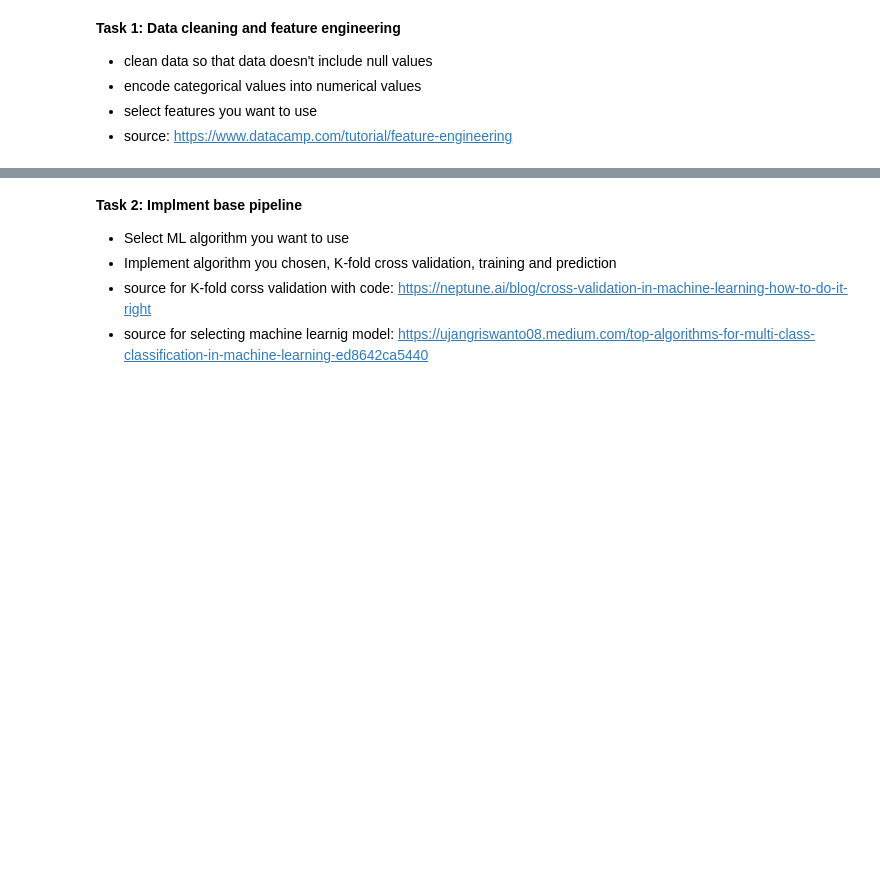
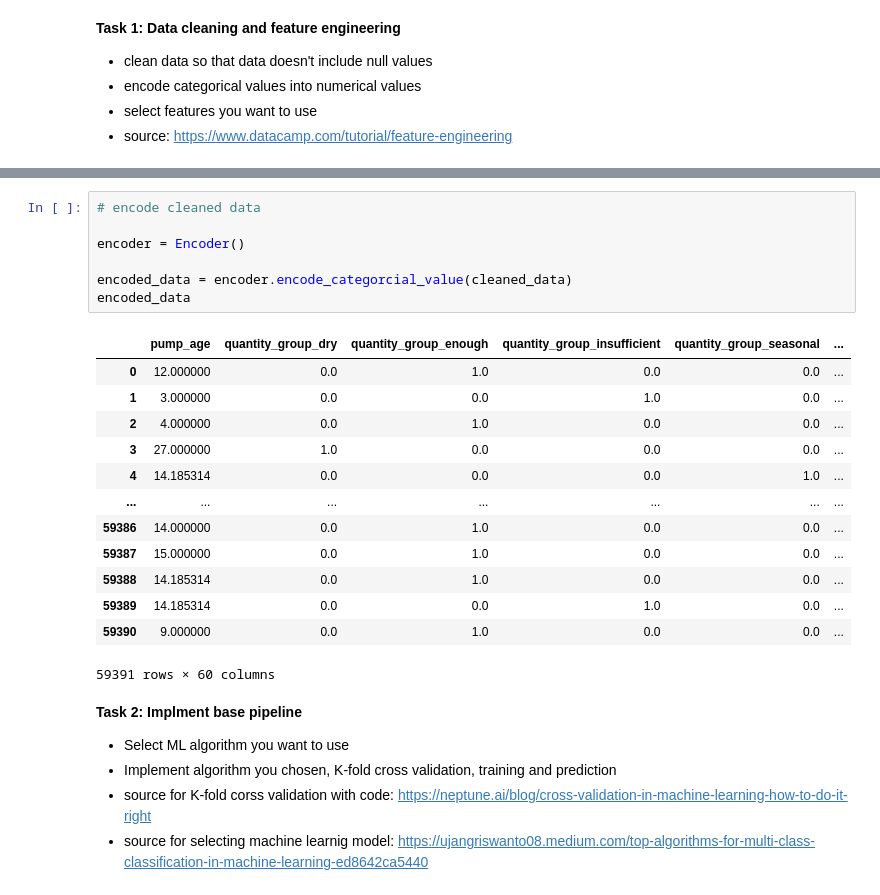
Before and after one commit to floranuta/Data_Circle, a Jupyter notebook: notebooks/model_development.ipynb, the cells around one changed output, grey strips where cells are left out. Drawn from its saved outputs; the diff is of its cells as text; blank space fills up the shorter version.

```diff
--- a/notebooks/model_development.ipynb
+++ b/notebooks/model_development.ipynb
@@ -39,3 +324,24 @@ Drive already mounted at /content/drive; to attempt to forcibly remount, call dr
+# %%
+# encode cleaned data
+
+encoder = Encoder()
+
+encoded_data = encoder.encode_categorcial_value(cleaned_data)
+encoded_data
+# %% [output]
+|  | pump_age | quantity_group_dry | quantity_group_enough | quantity_group_insufficient | quantity_group_seasonal | ... |
+| 0 | 12.000000 | 0.0 | 1.0 | 0.0 | 0.0 | ... |
+| 1 | 3.000000 | 0.0 | 0.0 | 1.0 | 0.0 | ... |
+| 2 | 4.000000 | 0.0 | 1.0 | 0.0 | 0.0 | ... |
+| 3 | 27.000000 | 1.0 | 0.0 | 0.0 | 0.0 | ... |
+| 4 | 14.185314 | 0.0 | 0.0 | 0.0 | 1.0 | ... |
+| ... | ... | ... | ... | ... | ... | ... |
+| 59386 | 14.000000 | 0.0 | 1.0 | 0.0 | 0.0 | ... |
+| 59387 | 15.000000 | 0.0 | 1.0 | 0.0 | 0.0 | ... |
+| 59388 | 14.185314 | 0.0 | 1.0 | 0.0 | 0.0 | ... |
+| 59389 | 14.185314 | 0.0 | 0.0 | 1.0 | 0.0 | ... |
+| 59390 | 9.000000 | 0.0 | 1.0 | 0.0 | 0.0 | ... |
+59391 rows × 60 columns
 # %% [markdown]
 **Task 2: Implment base pipeline**
 - Select ML algorithm you want to use
```
Also changed, not shown: parts of 5 cells of this notebook.
